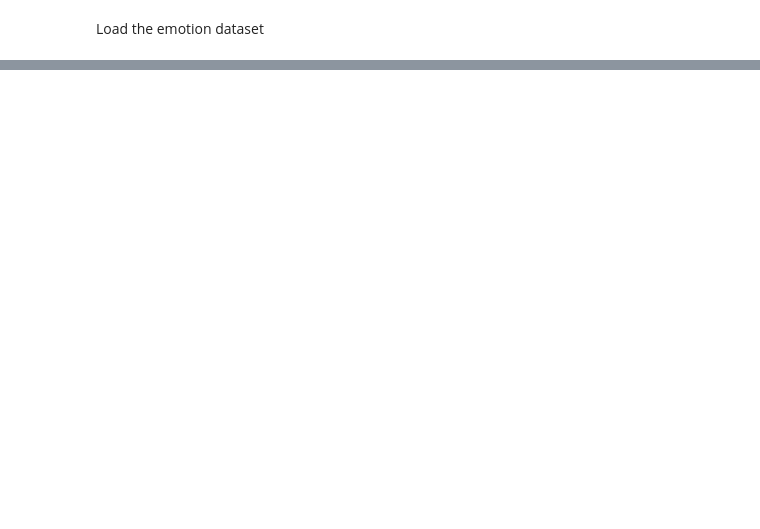
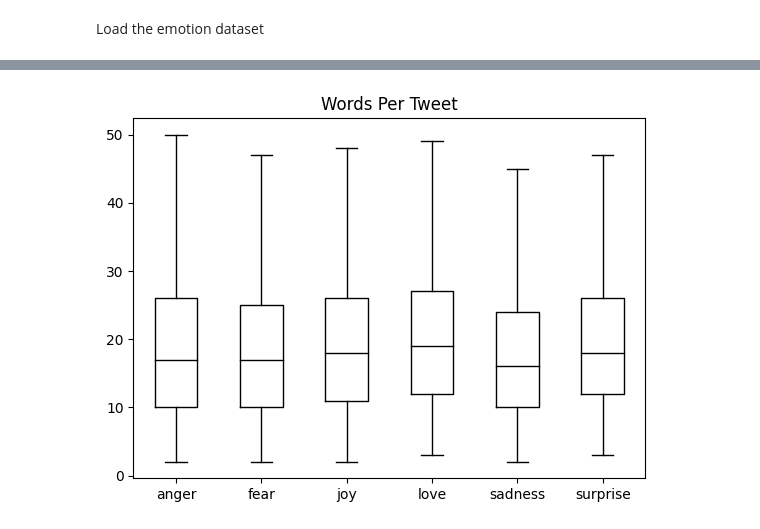
Before and after one commit to jelacicedin/huggingface-transformers-learning, a Jupyter notebook: text-classification/first_look_text_classification.ipynb, the cells around one changed output, grey strips where cells are left out. Saved outputs shown, nothing was run; the diff lists cells and outputs as text; code cells hidden in the pictures; blank space fills up the shorter version.

```diff
--- a/text-classification/first_look_text_classification.ipynb
+++ b/text-classification/first_look_text_classification.ipynb
@@ -50,9 +114,13 @@ plt.show()
 # %%
 df["Words Per Tweet"] = df["text"].str.split().apply(len)
-df.boxplot("Words Per Tweet", by="label_name", grid=False, showfliers=False, color="black")
+df.boxplot(
+    "Words Per Tweet", by="label_name", grid=False, showfliers=False, color="black"
+)
 plt.suptitle("")
 plt.xlabel("")
 plt.show()
+# %% [output]
+[figure, added]
 # %%
 emotions.reset_format()
 # %%
```
Also changed, not shown: parts of 44 cells of this notebook, 2 other files.
